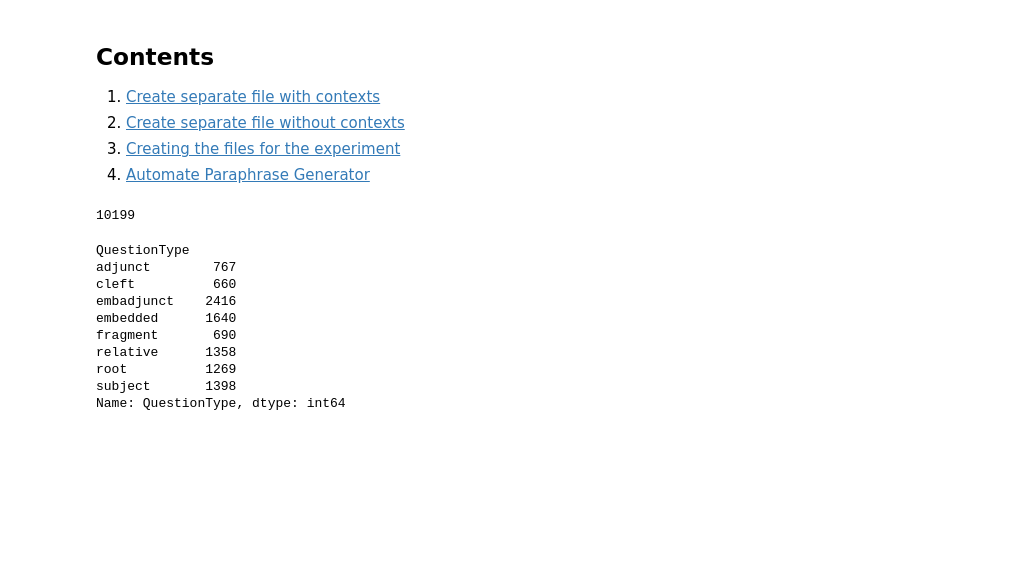
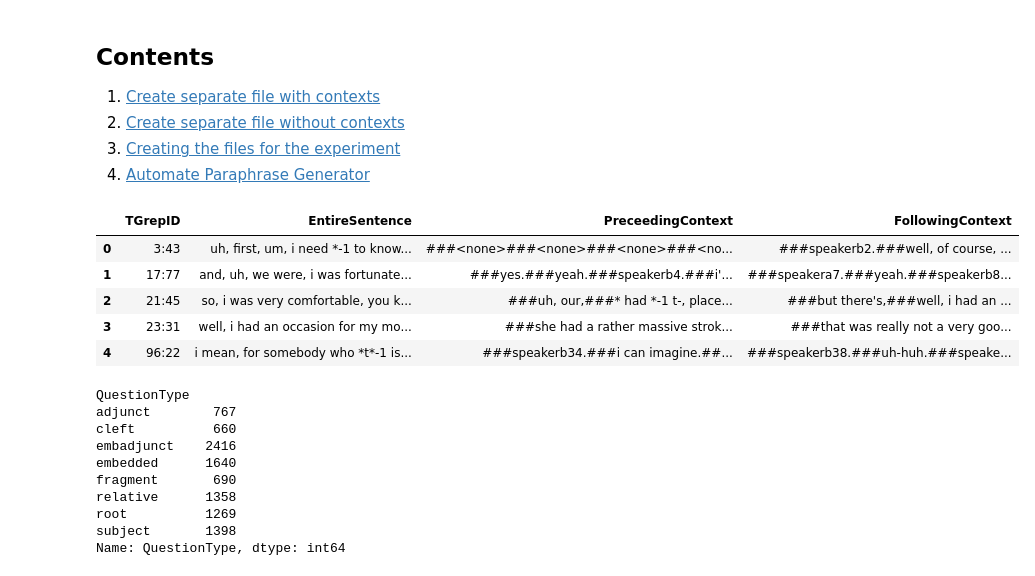
Before and after one commit to mcmoyer11/whquestions-tgrep2, a Jupyter notebook: corpus/analysis/corpus_processing.ipynb, the cells around one changed output. Cells and saved outputs as stored; diff of their text form; code cells hidden in the pictures; blank space fills up the shorter version.

```diff
--- a/corpus/analysis/corpus_processing.ipynb
+++ b/corpus/analysis/corpus_processing.ipynb
@@ -13,13 +13,16 @@ import numpy as np
 # %%
 # import the database file from the TGrep2 searching
 df = pd.read_csv("../results/swbd.tab", sep='\t', engine='python')
-
-# import the template file just to take a look at it
-# df_template = pd.read_csv("~/Downloads/korpus3_0.txt", names=['TGrepID','EntireSentence','context','BestResponse'], skiprows=1, sep='\t')
+d = pd.read_csv("swbd_contexts.csv")
-# %%
-len(df)
-# %% [output]
-10199
+# %%
+d.head()
+# %% [output]
+|  | TGrepID | EntireSentence | PreceedingContext | FollowingContext |
+| 0 | 3:43 | uh, first, um, i need *-1 to know... | ###<none>###<none>###<none>###<no... | ###speakerb2.###well, of course, ... |
+| 1 | 17:77 | and, uh, we were, i was fortunate... | ###yes.###yeah.###speakerb4.###i'... | ###speakera7.###yeah.###speakerb8... |
+| 2 | 21:45 | so, i was very comfortable, you k... | ###uh, our,###* had *-1 t-, place... | ###but there's,###well, i had an ... |
+| 3 | 23:31 | well, i had an occasion for my mo... | ###she had a rather massive strok... | ###that was really not a very goo... |
+| 4 | 96:22 | i mean, for somebody who *t*-1 is... | ###speakerb34.###i can imagine.##... | ###speakerb38.###uh-huh.###speake... |
 # %%
 # New run
 df.groupby("QuestionType")["QuestionType"].count()
```
Also changed, not shown: parts of 7 cells of this notebook, 19 other files.
